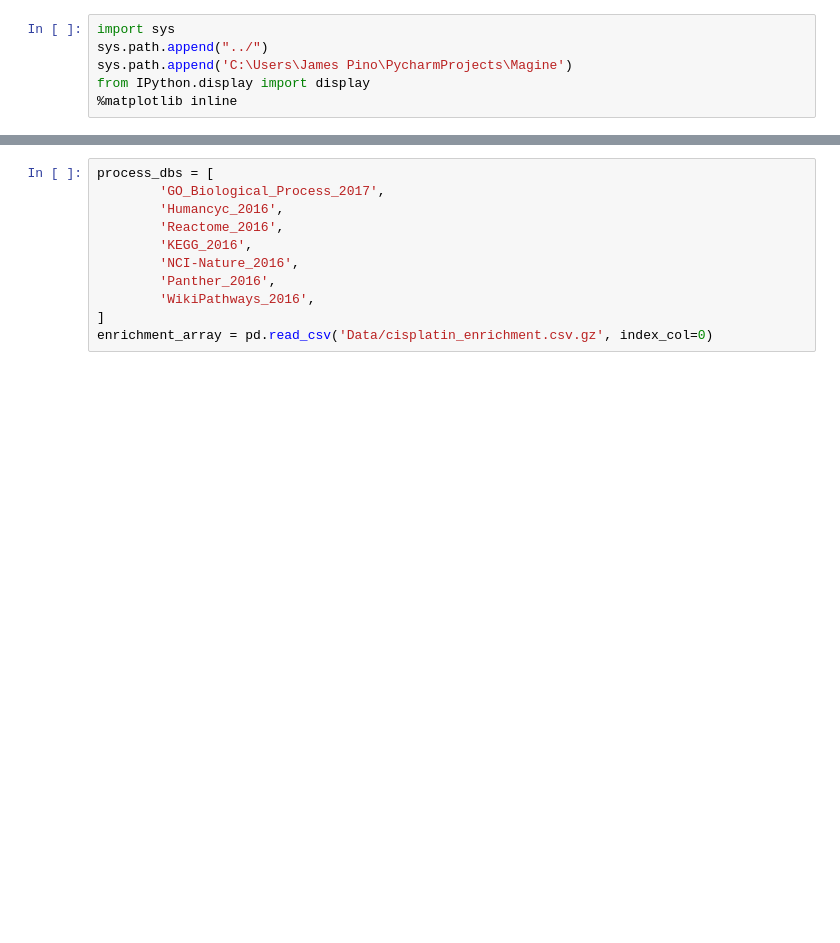
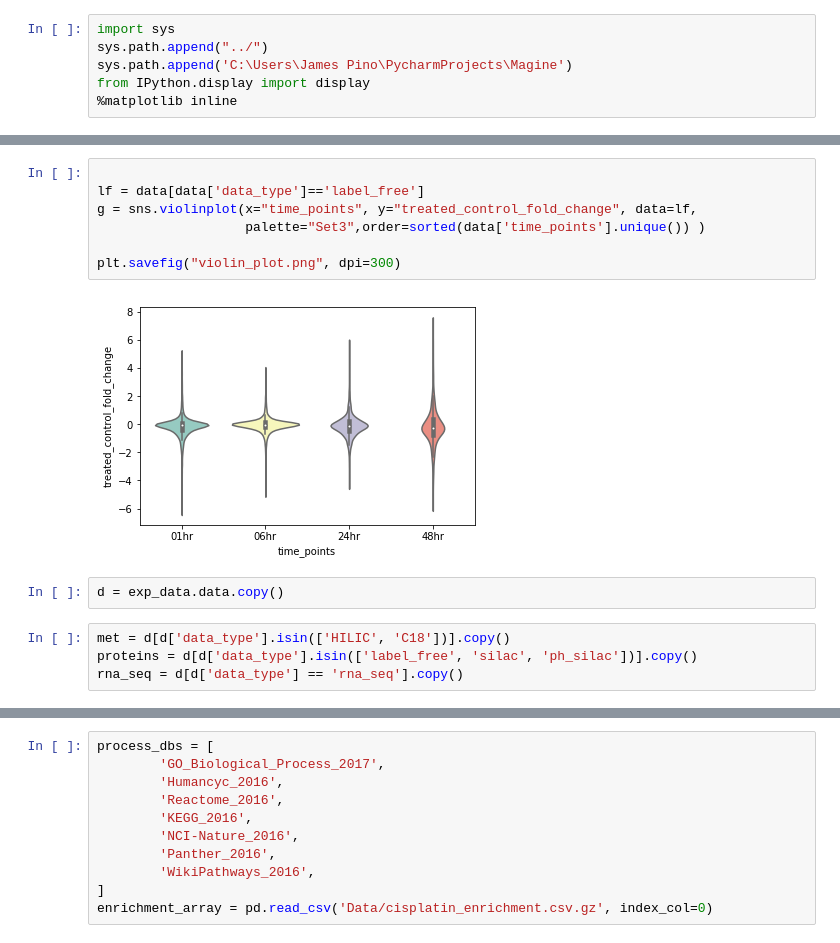
Before and after one commit to LoLab-MSM/MAGINE, a Jupyter notebook: examples/cisplatin/data_exploration.ipynb, the cells around one changed output, grey strips where cells are left out. Saved outputs shown, nothing was run; the diff lists cells and outputs as text; blank space fills up the shorter version.

```diff
--- a/examples/cisplatin/data_exploration.ipynb
+++ b/examples/cisplatin/data_exploration.ipynb
@@ -12,0 +92,15 @@ from magine.plotting.wordcloud_tools import create_wordcloud
+# %%
+
+lf = data[data['data_type']=='label_free']
+g = sns.violinplot(x="time_points", y="treated_control_fold_change", data=lf,
+                   palette="Set3",order=sorted(data['time_points'].unique()) )
+
+plt.savefig("violin_plot.png", dpi=300)
+# %% [output]
+[figure, added]
+# %%
+d = exp_data.data.copy()
+# %%
+met = d[d['data_type'].isin(['HILIC', 'C18'])].copy()
+proteins = d[d['data_type'].isin(['label_free', 'silac', 'ph_silac'])].copy()
+rna_seq = d[d['data_type'] == 'rna_seq'].copy()
```
Also changed, not shown: parts of 28 cells of this notebook, 5 other files.
